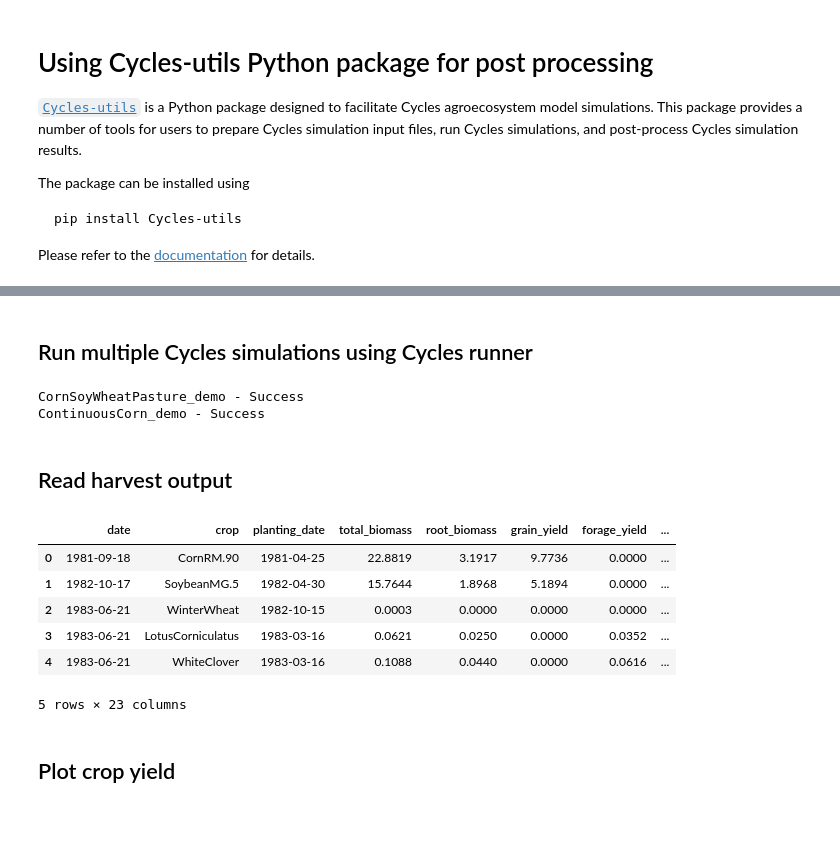
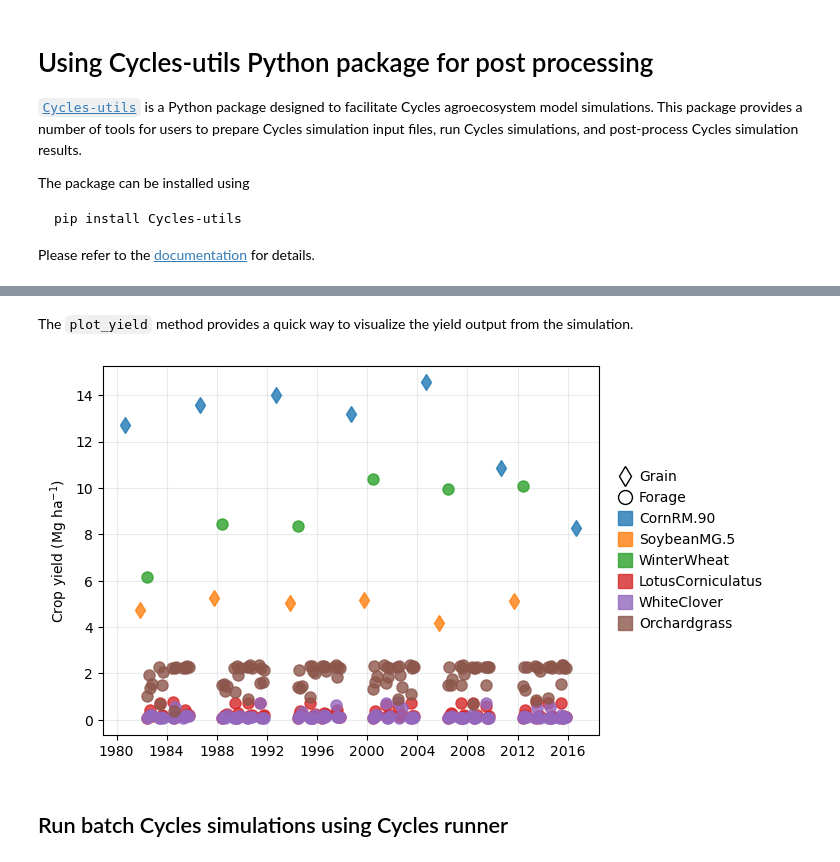
Before and after one commit to PSUmodeling/Cycles, a Jupyter notebook: cycles-utils.ipynb, the cells around one changed output, grey strips where cells are left out. Cells and saved outputs as stored; diff of their text form; code cells hidden in the pictures; blank space fills up the shorter version.

Commit message:
:memo: Update Cycles-utils example

```diff
--- a/cycles-utils.ipynb
+++ b/cycles-utils.ipynb
@@ -13,0 +18,5 @@ Please refer to the [documentation](https://psumodeling.github.io/Cycles-utils/)
+# %%
+import os
+from pathlib import Path
+
+CYCLES_PATH = Path('./')
@@ -13,0 +25,2 @@ Please refer to the [documentation](https://psumodeling.github.io/Cycles-utils/)
+# %%
+EXECUTABLE = Path('Cycles_win.exe') if os.name == 'nt' else Path('Cycles')
@@ -13,0 +30,4 @@ Please refer to the [documentation](https://psumodeling.github.io/Cycles-utils/)
+# %%
+from cycles import Cycles
+
+cycles = Cycles(CYCLES_PATH, 'CornSoyWheatPasture', executable=EXECUTABLE)
@@ -13,0 +36,2 @@ Please refer to the [documentation](https://psumodeling.github.io/Cycles-utils/)
+# %%
+cycles.run('-s');
@@ -14,50 +81,8 @@ Please refer to the [documentation](https://psumodeling.github.io/Cycles-utils/)
+# %% [markdown]
+The `plot_yield` method provides a quick way to visualize the yield output from the simulation.
+# %%
+cycles.plot_yield();
+# %% [output]
+[figure, added]
 # %% [markdown]
-## Run multiple Cycles simulations using Cycles runner
+## Run batch Cycles simulations using Cycles runner
-# %%
-import pandas as pd
-from cycles import CyclesRunner
-
-CYCLES = './Cycles'
-
-YEAR_START=1981
-YEAR_END=2016
-
-simulation_name = lambda row: row['simulation']
-
-control_dict = lambda row: {
-    'simulation_start_date': YEAR_START,
-    'simulation_end_date': YEAR_END,
-    'rotation_size': row['rotation_years'],
-    'crop_file': 'GenericCrops.crop',
-    'operation_file': row['operation_file'],
-    'soil_file': 'GenericHagerstown.soil',
-    'weather_file': 'RockSprings.weather',
-}
-
-cycles_runner = CyclesRunner(
-    simulations=pd.read_csv('input/simulations.csv'),
-    summary='summary.csv',
-    simulation_name=simulation_name,
-    control_dict=control_dict,
-)
-
-cycles_runner.run(CYCLES, options='-s')
-# %% [output]
-CornSoyWheatPasture_demo - Success
-ContinuousCorn_demo - Success
-# %% [markdown]
-## Read harvest output
-# %%
-from cycles import read_output
-harvest_df, units = read_output('./', 'CornSoyWheatPasture_demo', 'harvest')
-harvest_df.head()
-# %% [output]
-|  | date | crop | planting_date | total_biomass | root_biomass | grain_yield | forage_yield | ... |
-| 0 | 1981-09-18 | CornRM.90 | 1981-04-25 | 22.8819 | 3.1917 | 9.7736 | 0.0000 | ... |
-| 1 | 1982-10-17 | SoybeanMG.5 | 1982-04-30 | 15.7644 | 1.8968 | 5.1894 | 0.0000 | ... |
-| 2 | 1983-06-21 | WinterWheat | 1982-10-15 | 0.0003 | 0.0000 | 0.0000 | 0.0000 | ... |
-| 3 | 1983-06-21 | LotusCorniculatus | 1983-03-16 | 0.0621 | 0.0250 | 0.0000 | 0.0352 | ... |
-| 4 | 1983-06-21 | WhiteClover | 1983-03-16 | 0.1088 | 0.0440 | 0.0000 | 0.0616 | ... |
-5 rows × 23 columns
-# %% [markdown]
-## Plot crop yield
```
Also changed, not shown: parts of 28 cells of this notebook.
